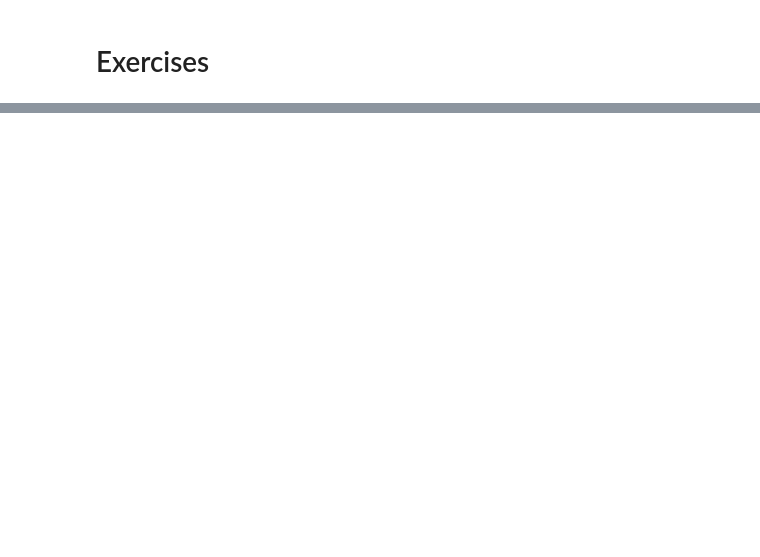
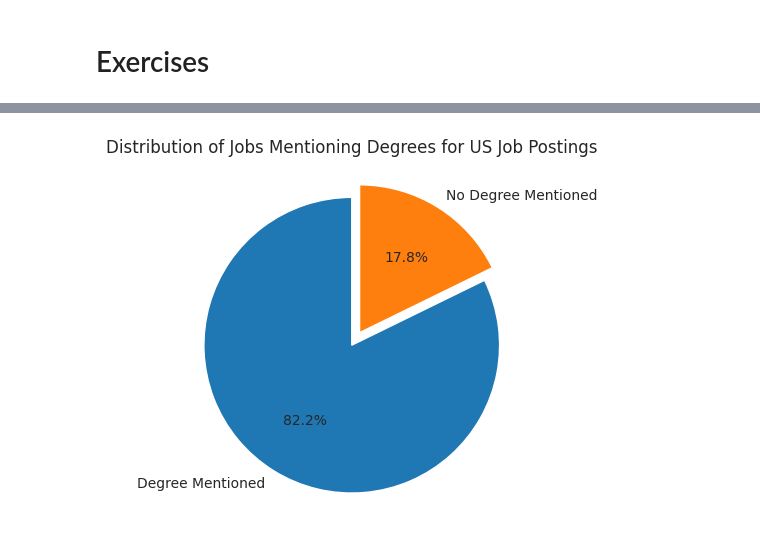
Before and after one commit to AdamWiercioch95/Python_Data_Exercises, a Jupyter notebook: matplotlib/2_Matplotlib_Pie_Plots.ipynb, the cells around one changed output, grey strips where cells are left out. Cells and saved outputs as stored; diff of their text form; code cells hidden in the pictures; blank space fills up the shorter version.

```diff
--- a/matplotlib/2_Matplotlib_Pie_Plots.ipynb
+++ b/matplotlib/2_Matplotlib_Pie_Plots.ipynb
@@ -64,0 +93,14 @@ plt.show()
+# %%
+# Create a pie chart to show the distribution of job postings that mention a degree in the job posting versus those that do not.
+# Only get job postings located in the US, create a new DataFrame with this filtered data called df_US.
+# Use the job_no_degree_mention column for this purpose.
+# Customize the pie chart by exploding the slice for jobs that do not mention a degree. (Use the explode parameter set to (0, 0.1) inside of plt.pie())
+# Set the chart title as 'Distribution of Jobs Mentioning Degrees for US Job Postings'.
+
+df_US = df[df['job_country'] == 'United States'].copy()
+degree_count = df_US['job_no_degree_mention'].value_counts()
+plt.pie(degree_count, labels=['Degree Mentioned', 'No Degree Mentioned'], startangle=90, autopct='%1.1f%%', explode=(0, 0.1))
+plt.title('Distribution of Jobs Mentioning Degrees for US Job Postings')
+plt.show()
+# %% [output]
+[figure, added]
```
Also changed, not shown: parts of 5 cells of this notebook.
